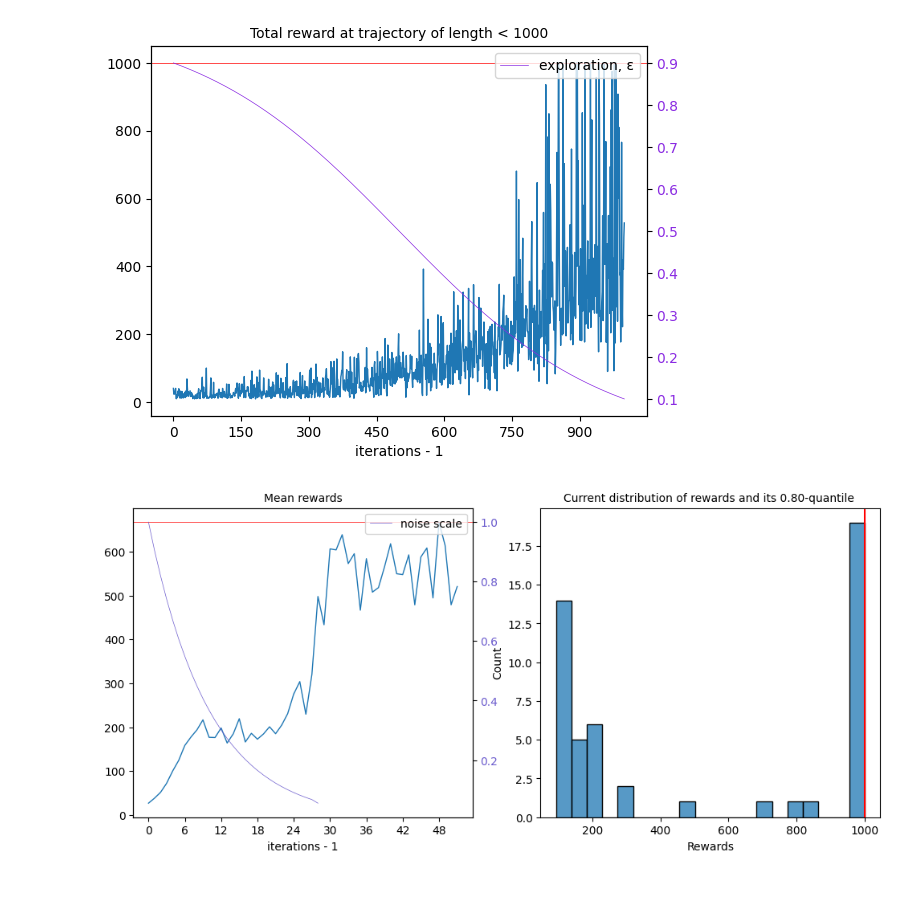
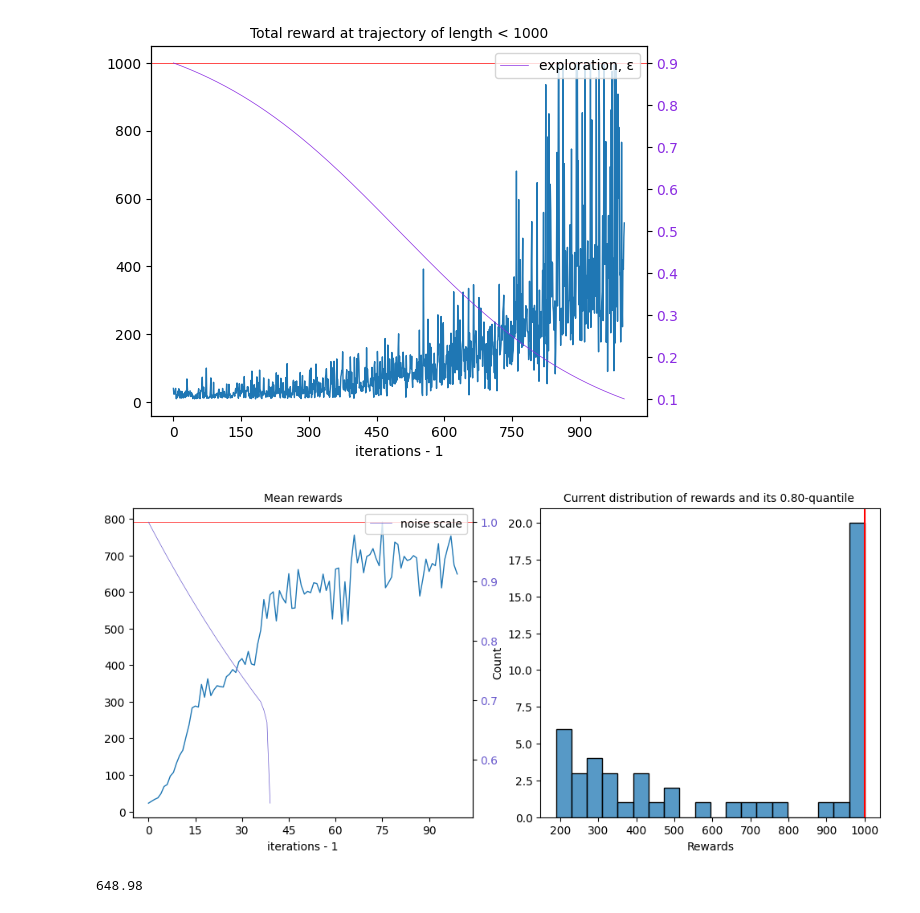
Before and after one commit to Axik0/DRL, a Jupyter notebook: DRL4(CartPole-v1).ipynb, the cells around one changed output. Saved outputs shown, nothing was run; the diff lists cells and outputs as text; code cells hidden in the pictures.

Commit message:
exponential growth subclassed

```diff
--- a/DRL4(CartPole-v1).ipynb
+++ b/DRL4(CartPole-v1).ipynb
@@ -378,8 +378,9 @@ class CrossEntropyNNCAgent(CSRandAgent):
 # %%
 agent_nnc = CrossEntropyNNCAgent(env=ENVD.e, aid_to_str=ENVD.aid_to_str, noise_fn=G_noise)
 # ann_nnc_n = LinearAR(start=2)
-ann_nnc_n = ExponentialAR(la=0.1, start=1, drop=1e-5)
+ann_nnc_n = ExponentialAR(la=0.01, start=2, drop=1e-5)
 # ann_nnc_n = SigmoidalAR(al=1e-1, start=2)
 agent_nnc.fit(n_iterations=100, max_n_epochs=10, noise_scale_d=ann_nnc_n, lr=0.01, n_trajectories=50, max_length=1000, q=0.8, verbose=1)
 # %% [output]
-[figure, old version]
+[figure, new version]
+648.98
```
Also changed, not shown: 1 other file.
